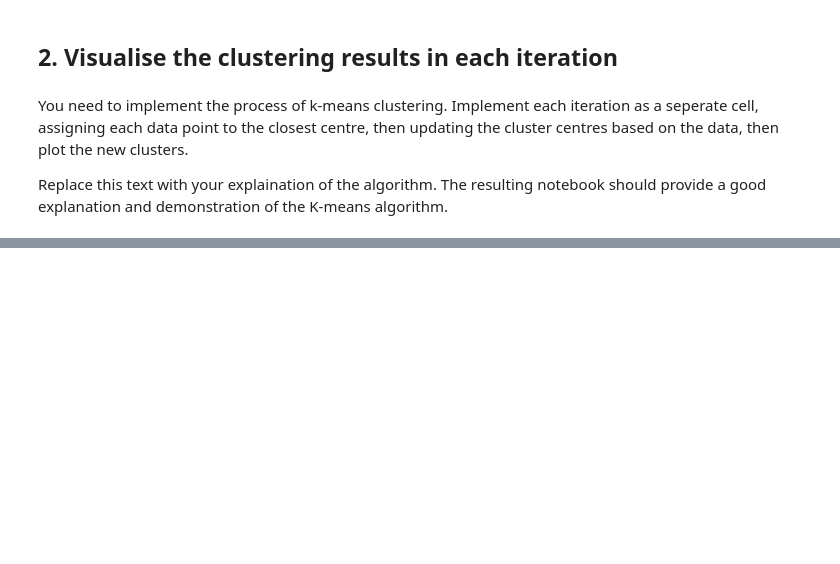
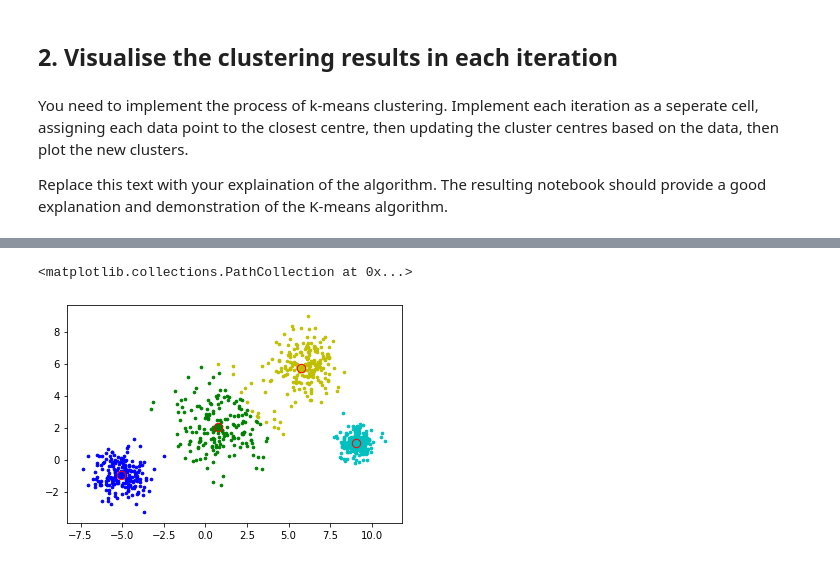
Before and after one commit to garyliu427/portfolio-2019-garyliu427, a Jupyter notebook: Portfolio 3.ipynb, the cells around one changed output, grey strips where cells are left out. Saved outputs shown, nothing was run; the diff lists cells and outputs as text; code cells hidden in the pictures; blank space fills up the shorter version.

```diff
--- a/Portfolio 3.ipynb
+++ b/Portfolio 3.ipynb
@@ -70,0 +147,23 @@ plt.scatter(centroids[:,0], centroids[:,1], c=color, s=70, edgecolor='r');
+# %%
+center_point_step3, new_data3 = k_means_onestep(data, center_point_step2)
+# print(center_point_step3)
+
+for p1 in new_data3[0]:
+    plt.scatter(p1[0], p1[1], s=7,c=color[0])
+
+for p2 in new_data3[1]:
+    plt.scatter(p2[0], p2[1], s=7,c=color[1])
+
+for p3 in new_data3[2]:
+    plt.scatter(p3[0], p3[1], s=7,c=color[2])
+
+for p4 in new_data3[3]:
+    plt.scatter(p4[0], p4[1], s=7,c=color[3])
+
+plt.scatter(center_point_step3[0][0], center_point_step3[0][1], s=70, c=color[0], edgecolor='r')
+plt.scatter(center_point_step3[1][0], center_point_step3[1][1], s=70, c=color[1], edgecolor='r')
+plt.scatter(center_point_step3[2][0], center_point_step3[2][1], s=70, c=color[2], edgecolor='r')
+plt.scatter(center_point_step3[3][0], center_point_step3[3][1], s=70, c=color[3], edgecolor='r')
+# %% [output]
+<matplotlib.collections.PathCollection at 0x...>
+[figure, added]
```
Also changed, not shown: parts of 14 cells of this notebook.
